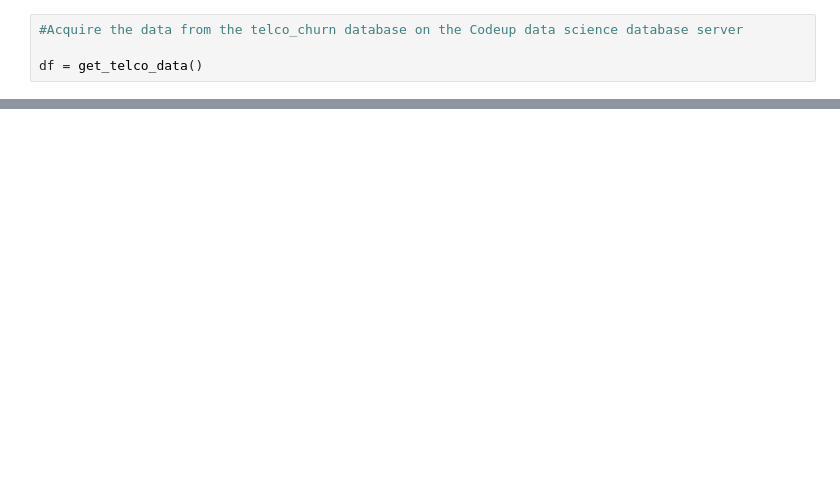
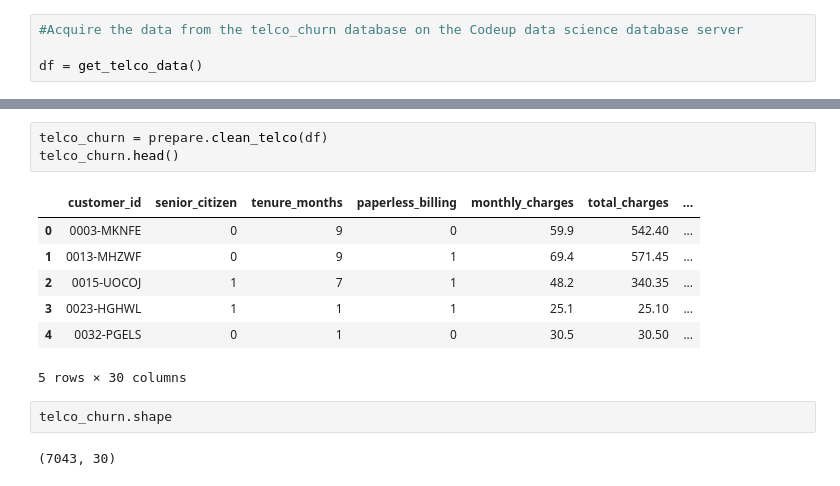
Before and after one commit to barbmarques/classification-project-telco, a Jupyter notebook: working_classification_project.ipynb, the cells around one changed output, grey strips where cells are left out. Saved outputs shown, nothing was run; the diff lists cells and outputs as text; blank space fills up the shorter version.

```diff
--- a/working_classification_project.ipynb
+++ b/working_classification_project.ipynb
@@ -144,3 +167,18 @@ Categorical that are dtype 'object' (need to be encoded):
 'Merge' columns:
 - phone_service will include multi-line serve
 - Streaming - will be encoded for streaming tvs and streaming movies
+# %%
+telco_churn = prepare.clean_telco(df)
+telco_churn.head()
+# %% [output]
+|  | customer_id | senior_citizen | tenure_months | paperless_billing | monthly_charges | total_charges | ... |
+| 0 | 0003-MKNFE | 0 | 9 | 0 | 59.9 | 542.40 | ... |
+| 1 | 0013-MHZWF | 0 | 9 | 1 | 69.4 | 571.45 | ... |
+| 2 | 0015-UOCOJ | 1 | 7 | 1 | 48.2 | 340.35 | ... |
+| 3 | 0023-HGHWL | 1 | 1 | 1 | 25.1 | 25.10 | ... |
+| 4 | 0032-PGELS | 0 | 1 | 0 | 30.5 | 30.50 | ... |
+5 rows × 30 columns
+# %%
+telco_churn.shape
+# %% [output]
+(7043, 30)
```
Also changed, not shown: parts of 69 cells of this notebook, 3 other files.
